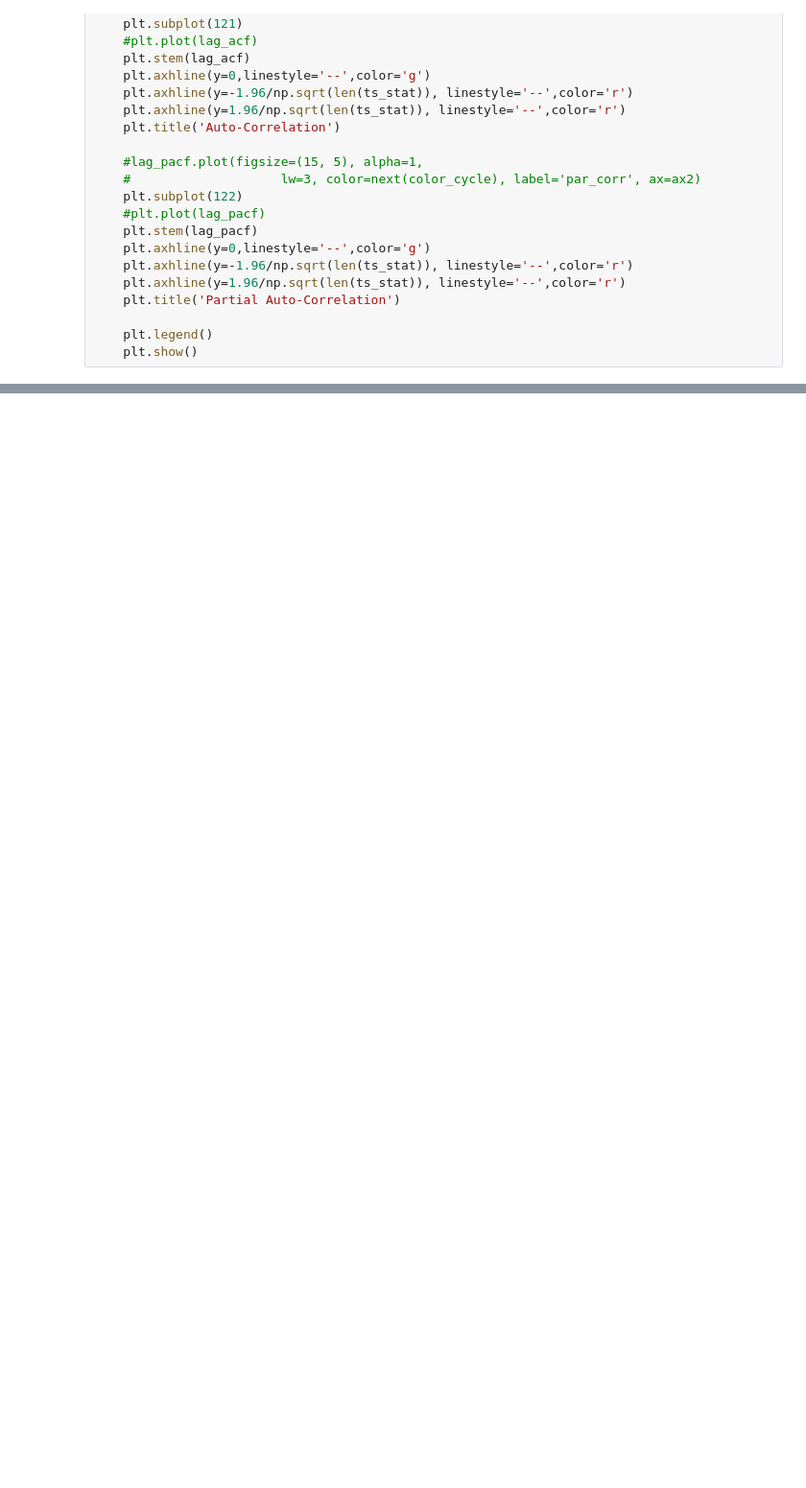
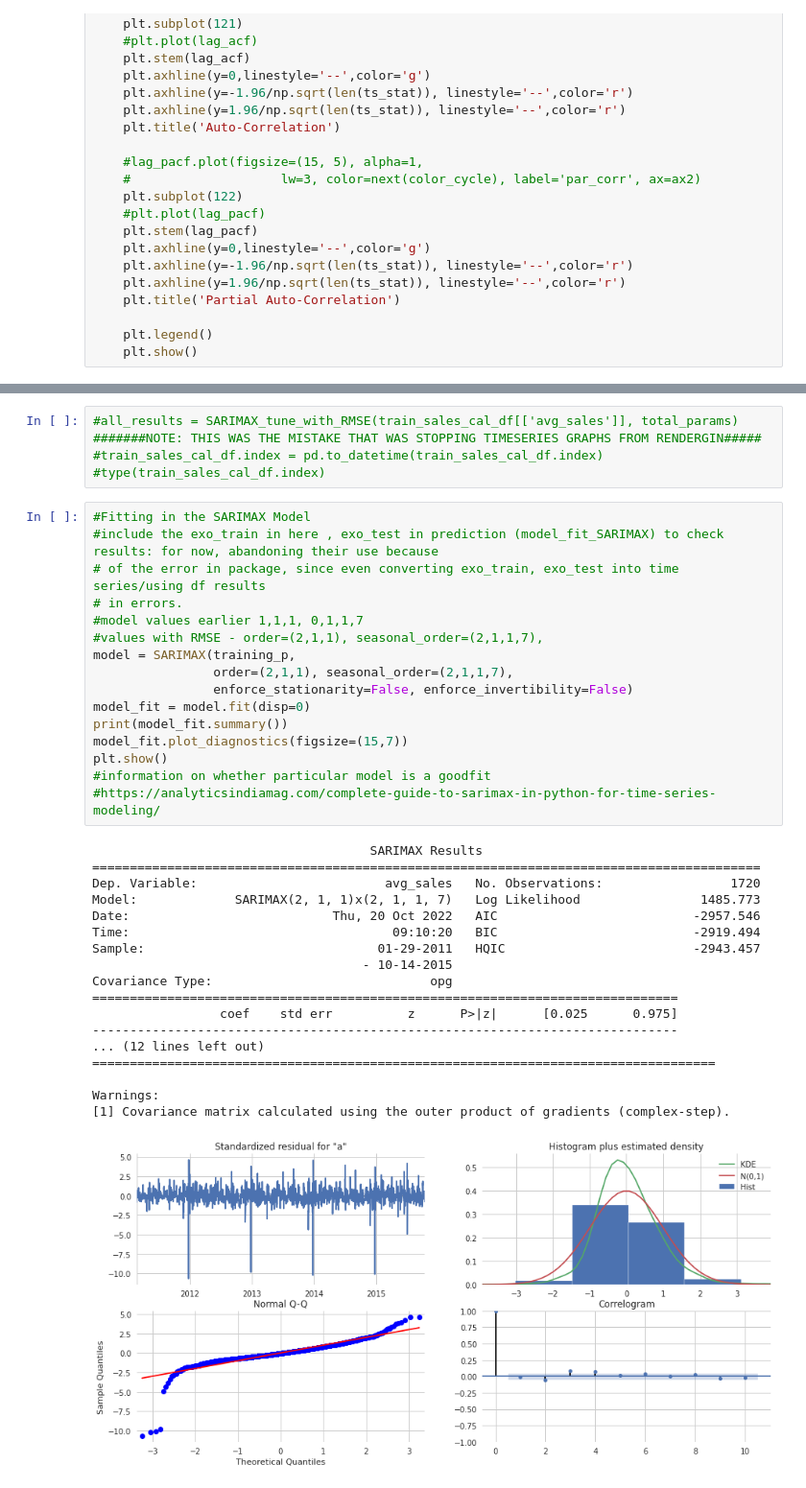
Before and after one commit to ngotancuong/PythonAssignment, a Jupyter notebook: Baitap01.ipynb, the cells around one changed output, grey strips where cells are left out. Shown at 96% size. Drawn from its saved outputs; the diff is of its cells as text; blank space fills up the shorter version.

```diff
--- a/Baitap01.ipynb
+++ b/Baitap01.ipynb
@@ -1302,0 +1482,40 @@ training_p.head(2)
+# %%
+#all_results = SARIMAX_tune_with_RMSE(train_sales_cal_df[['avg_sales']], total_params)
+#######NOTE: THIS WAS THE MISTAKE THAT WAS STOPPING TIMESERIES GRAPHS FROM RENDERGIN#####
+#train_sales_cal_df.index = pd.to_datetime(train_sales_cal_df.index)
+#type(train_sales_cal_df.index)
+# %%
+#Fitting in the SARIMAX Model
+#include the exo_train in here , exo_test in prediction (model_fit_SARIMAX) to check results: for now, abandoning their use because
+# of the error in package, since even converting exo_train, exo_test into time series/using df results
+# in errors.
+#model values earlier 1,1,1, 0,1,1,7
+#values with RMSE - order=(2,1,1), seasonal_order=(2,1,1,7),
+model = SARIMAX(training_p,
+                order=(2,1,1), seasonal_order=(2,1,1,7),
+                enforce_stationarity=False, enforce_invertibility=False)
+model_fit = model.fit(disp=0)
+print(model_fit.summary())
+model_fit.plot_diagnostics(figsize=(15,7))
+plt.show()
+#information on whether particular model is a goodfit
+#https://analyticsindiamag.com/complete-guide-to-sarimax-in-python-for-time-series-modeling/
+# %% [output]
+                                     SARIMAX Results
+=========================================================================================
+Dep. Variable:                         avg_sales   No. Observations:                 1720
+Model:             SARIMAX(2, 1, 1)x(2, 1, 1, 7)   Log Likelihood                1485.773
+Date:                           Thu, 20 Oct 2022   AIC                          -2957.546
+Time:                                   09:10:20   BIC                          -2919.494
+Sample:                               01-29-2011   HQIC                         -2943.457
+                                    - 10-14-2015
+Covariance Type:                             opg
+==============================================================================
+                 coef    std err          z      P>|z|      [0.025      0.975]
+------------------------------------------------------------------------------
+... (12 lines left out)
+===================================================================================
+
+Warnings:
+[1] Covariance matrix calculated using the outer product of gradients (complex-step).
+[figure, added]
```
Also changed, not shown: parts of 46 cells of this notebook.
